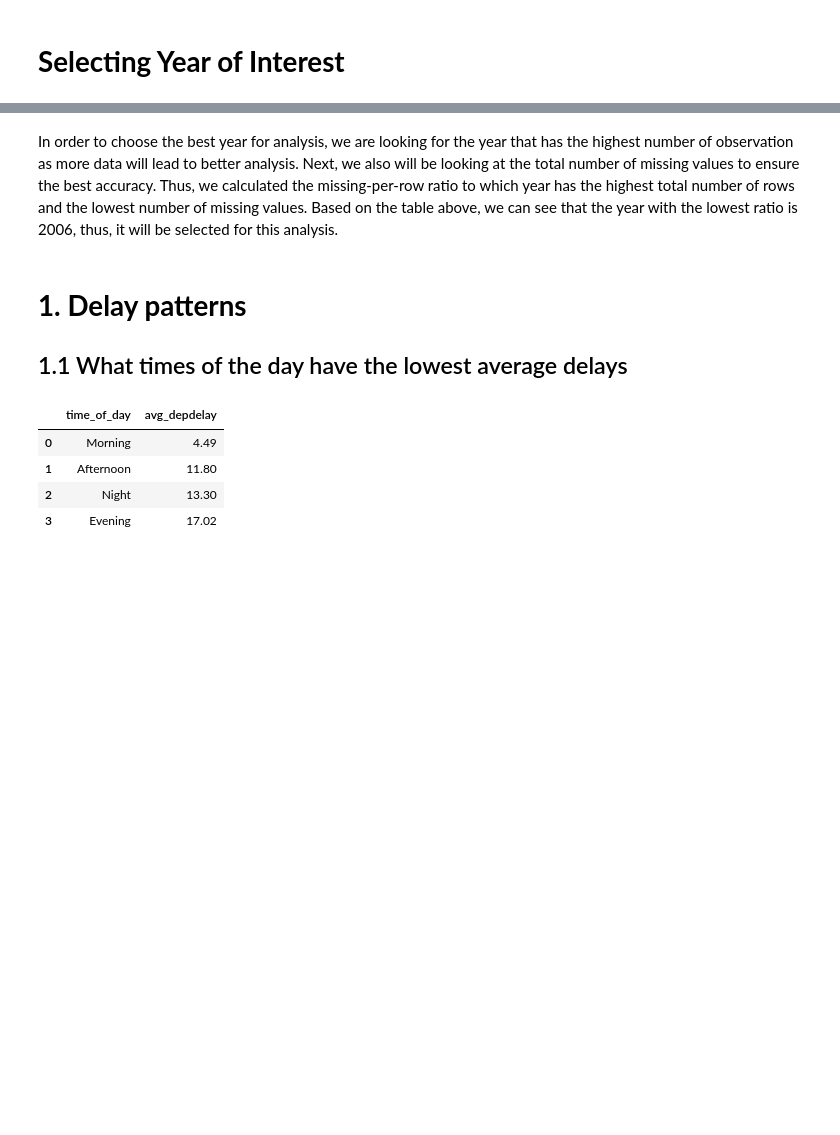
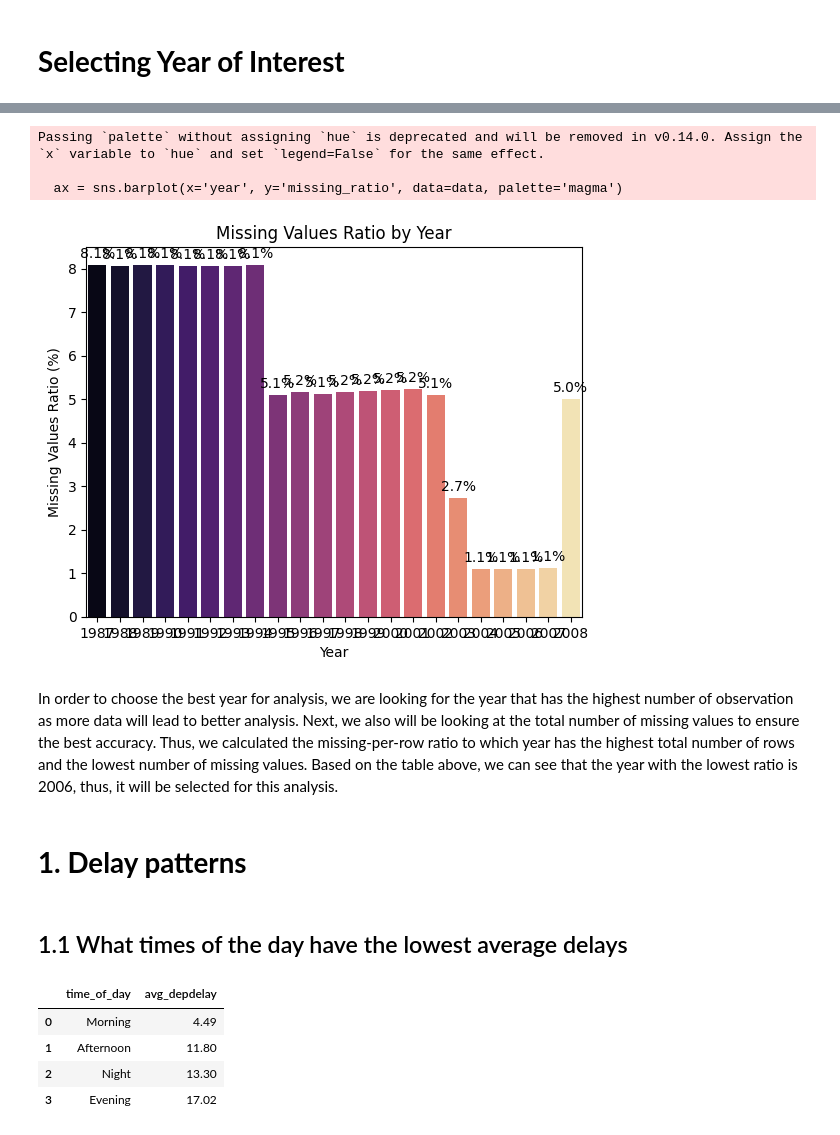
Before and after one commit to Hazim-HF/Data-Management-Project2, a Jupyter notebook: P152419_Project2_STQD6324.ipynb, the cells around one changed output, grey strips where cells are left out. Cells and saved outputs as stored; diff of their text form; code cells hidden in the pictures; blank space fills up the shorter version.

```diff
--- a/P152419_Project2_STQD6324.ipynb
+++ b/P152419_Project2_STQD6324.ipynb
@@ -272,8 +318,23 @@ df
+# %%
+# plot the top missing values ratio by year
+ax = sns.barplot(x='year', y='missing_ratio', data=data, palette='magma')
+for container in ax.containers:
+    ax.bar_label(container, labels=[f'{v:.1f}%' for v in container.datavalues], padding=3)
+plt.title("Missing Values Ratio by Year")
+plt.xlabel("Year")
+plt.ylabel("Missing Values Ratio (%)")
+plt.show();
+# %% [output]
+Passing `palette` without assigning `hue` is deprecated and will be removed in v0.14.0. Assign the `x` variable to `hue` and set `legend=False` for the same effect.
+
+  ax = sns.barplot(x='year', y='missing_ratio', data=data, palette='magma')
+[figure, added]
 # %% [markdown]
 In order to choose the best year for analysis, we are looking for the year that has the highest number of observation as more data will lead to better analysis. Next, we also will be looking at the total number of missing values to ensure the best accuracy. Thus, we calculated the missing-per-row ratio to which year has the highest total number of rows and the lowest number of missing values. Based on the table above, we can see that the year with the lowest ratio is 2006, thus, it will be selected for this analysis.
 # %% [markdown]
 <h1 style = 'font-weight:bold'> 1. Delay patterns </h1>
-<h2> 1.1 What times of the day have the lowest average delays </h2>
+# %% [markdown]
+<h2> 1.1 What times of the day have the lowest average delays </h2>
 # %%
 # query data of average departure delay by time of day
 query1 = """
```
Also changed, not shown: parts of 36 cells of this notebook.
